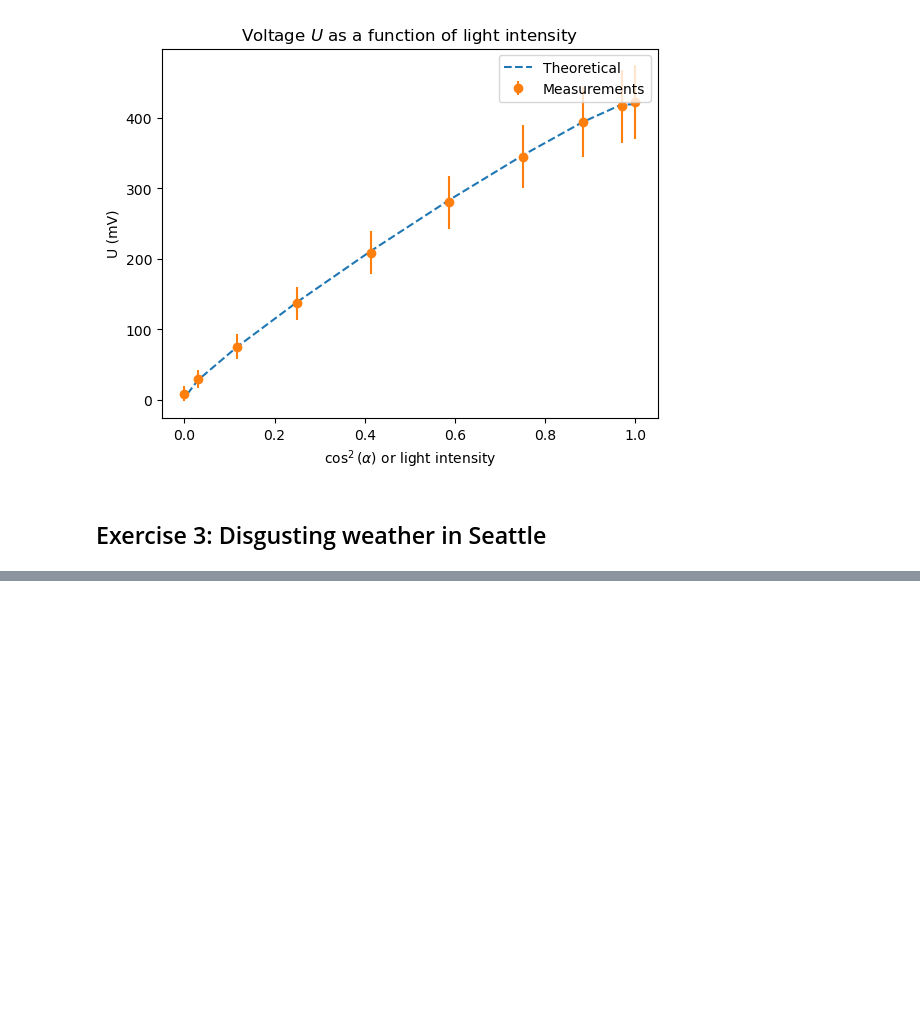
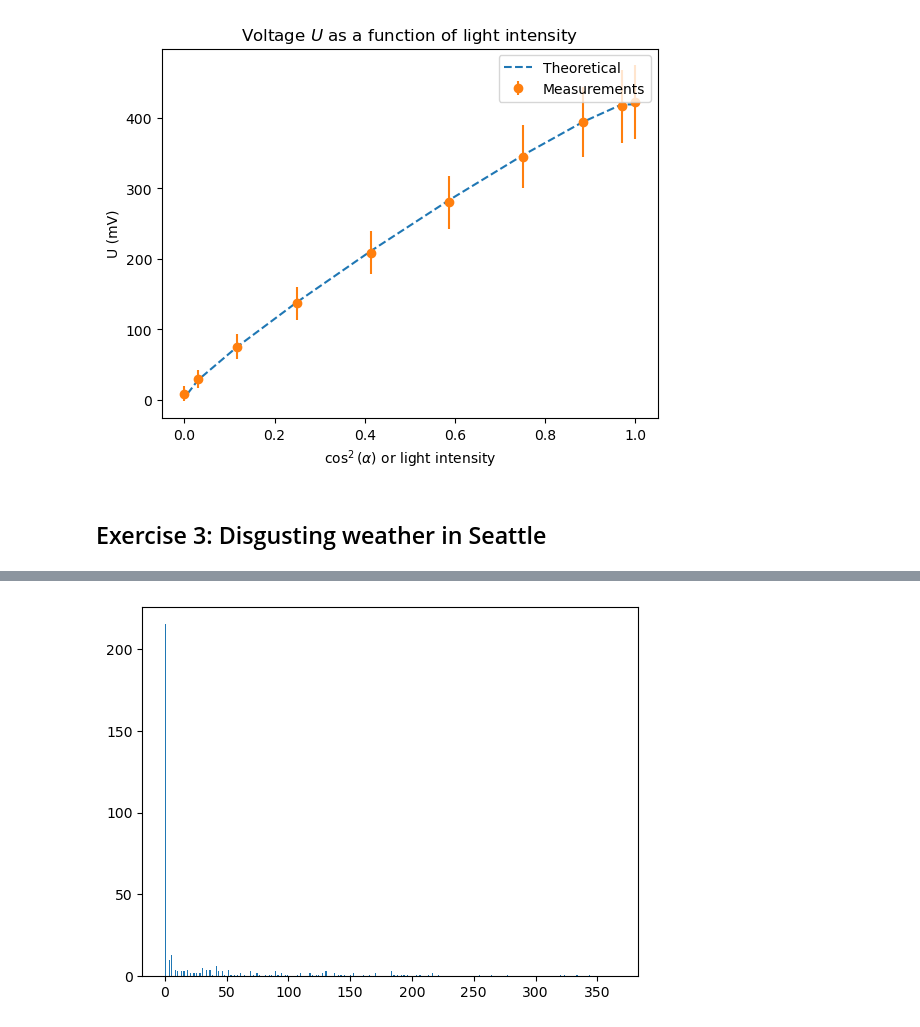
Before and after one commit to HerveSV/UNI_numerique, a Jupyter notebook: L2/HerveSV_TDM1.ipynb, the cells around one changed output, grey strips where cells are left out. Saved outputs shown, nothing was run; the diff lists cells and outputs as text; code cells hidden in the pictures; blank space fills up the shorter version.

```diff
--- a/L2/HerveSV_TDM1.ipynb
+++ b/L2/HerveSV_TDM1.ipynb
@@ -91,0 +78,77 @@ AttributeError: 'list' object has no attribute 'transpose'
+# %%
+sedata = pd.read_csv('data/Seattle2014.csv').to_numpy()
+unmodified = pd.read_csv('data/Seattle2014.csv')
+STATION,STATION_NAME,DATE,PRCP,SNWD,SNOW,TMAX,TMIN,AWND,WDF2,WDF5,WSF2,WSF5,WT01,WT05,WT02,WT03 = sedata.transpose()
+
+#DATE
+#PRCP
+#TMAX
+#TMIN
+tmax = np.array(TMAX)
+tmax = tmax/10#(tmax-32)*5/9
+
+tmin = np.array(TMIN)
+tmin = tmin/10#(tmin-32)*5/9
+
+
+
+
+lessdata = [DATE, PRCP, tmax, tmin]
+table = DataFrame(np.transpose(lessdata), columns=['date', 'precipitation', 'tmax', 'tmin'])
+#print(table)
+
+#print(pd.read_csv('data/Seattle2014.csv')['TMAX'].describe())
+#print()
+
+# something weird with the format, pandas is interpreting the columns as object and not float
+
+table = table.astype(float)
+print(table.describe())
+#print(table)
+
+
+#plt.scatter(table['date'], table['tmax'])
+
+
+
+
+summervals = {"date": [], "precipitation": [], "tmax": [], "tmin": []}
+
+print(table.shape)
+for i in range(table.shape[0]):
+    # after 20th of June and before 23rd of September is summer
+    if table['date'][i] >= 20140621 and table['date'][i] < 20140923 :
+        summervals['date'].append(table['date'][i])
+        summervals['precipitation'].append(table['precipitation'][i])
+        summervals['tmax'].append(table['tmax'][i])
+        summervals['tmin'].append(table['tmin'][i])
+
+
+summer_table = DataFrame(summervals, columns=['date', 'precipitation', 'tmax', 'tmin'])
+print("\nSummer data")
+print(summer_table.describe())
+
+# rain
+print(f"total rain in 2014: {sum(table['precipitation'])/10} cm")
+
+# better way to select rows with a condition
+summer_table2 = table.loc[(table['date'] > 20140620) &(table['date'] > 20140923)]
+print(f"SUMMER TABLE 2 {summer_table2}")
+
+
+precip = table['precipitation'].to_numpy()
+#print(table['precipitation'].to_numpy)
+
+
+plt.hist(precip, bins=365, range=(0, 365))
+plt.show()
+#print(serie.describe())
+
+#print(type(unmodified))
+#print(table.dtypes)
+
+#print("test")
+# example numbers
+#dataset = pd.DataFrame(data=[2 ** 64, 2 ** 65, 2 ** 66], columns=['bignum'])
+#print(dataset.describe())
+# %% [output]
@@ -91,0 +172 @@ AttributeError: 'list' object has no attribute 'transpose'
+[figure, added]
```
Also changed, not shown: parts of 2 cells of this notebook, 21 other files.
